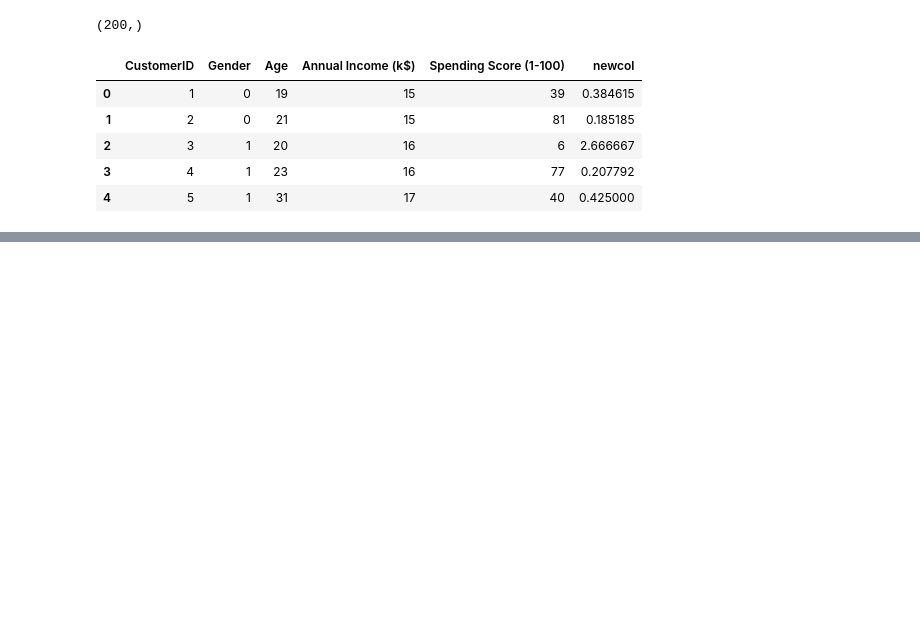
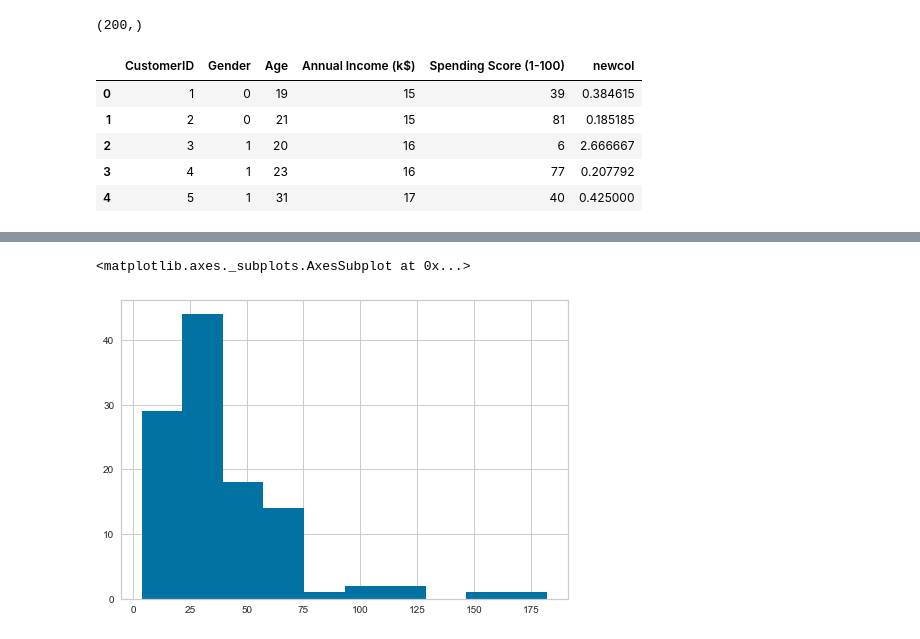
Before and after one commit to ipatel467/Customer-Segmentation, a Jupyter notebook: index.ipynb, the cells around one changed output, grey strips where cells are left out. Cells and saved outputs as stored; diff of their text form; code cells hidden in the pictures; blank space fills up the shorter version.

```diff
--- a/index.ipynb
+++ b/index.ipynb
@@ -609,0 +641,8 @@ ValueError: Incorrect number of features. Got 5 features, expected 6
+# %%
+fems = df[df['Gender']==1]
+gents = df[df['Gender']==0]
+# %%
+fems.new_feat.hist()
+# %% [output]
+<matplotlib.axes._subplots.AxesSubplot at 0x...>
+[figure, added]
```
Also changed, not shown: parts of 12 cells of this notebook.
